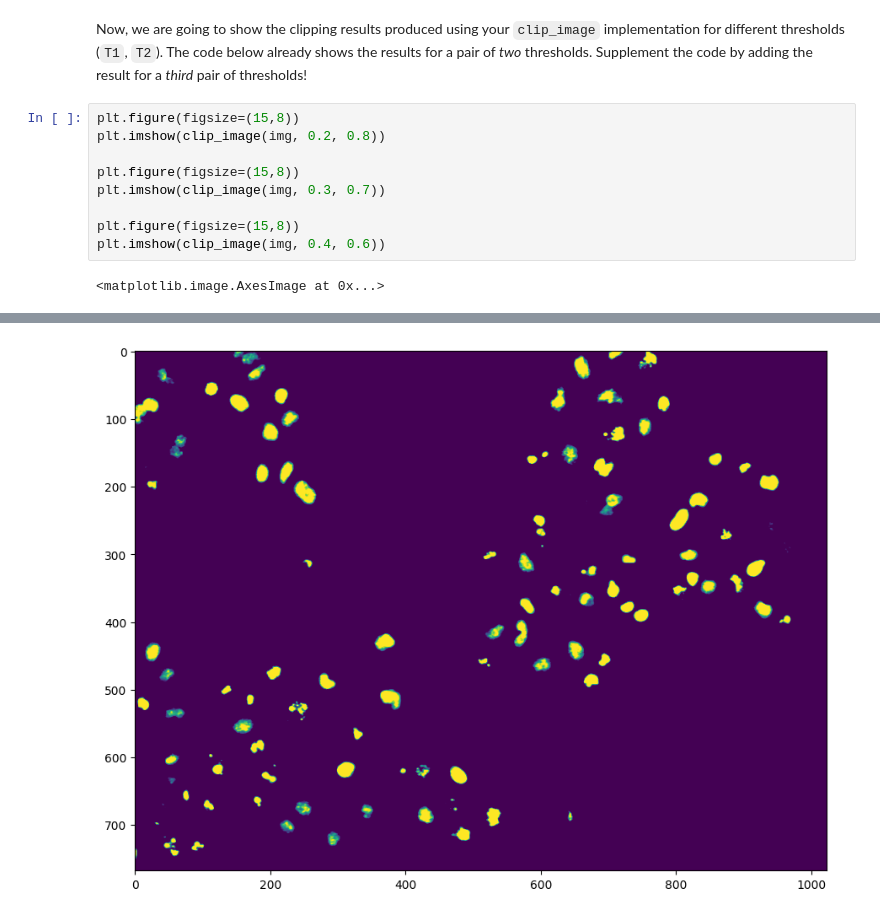
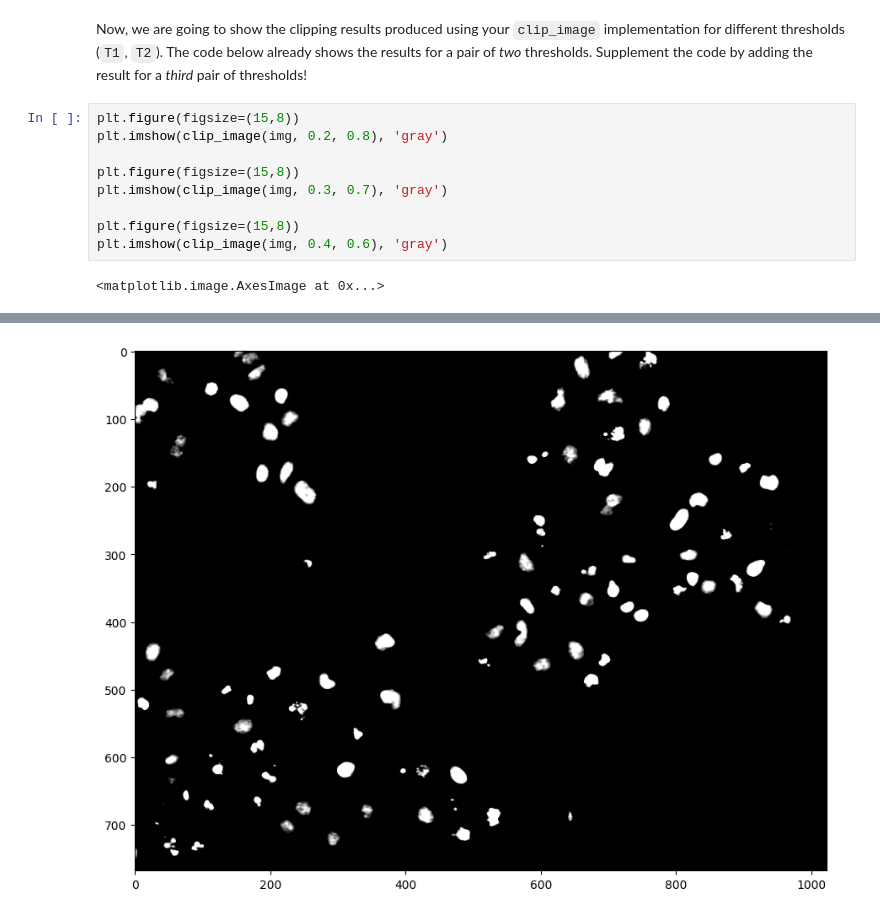
Before and after one commit to kathrinkreischer/mobi-fs3-python, a Jupyter notebook: task2.ipynb, the cells around one changed output, grey strips where cells are left out. Cells and saved outputs as stored; diff of their text form.

```diff
--- a/task2.ipynb
+++ b/task2.ipynb
@@ -125,12 +125,12 @@ assert (clip_image(img, T1, T2) == img.clip(T1, T2)).all()
 Now, we are going to show the clipping results produced using your `clip_image` implementation for different thresholds (`T1`, `T2`). The code below already shows the results for a pair of *two* thresholds. Supplement the code by adding the result for a *third* pair of thresholds!
 # %%
 plt.figure(figsize=(15,8))
-plt.imshow(clip_image(img, 0.2, 0.8))
+plt.imshow(clip_image(img, 0.2, 0.8), 'gray')
 
 plt.figure(figsize=(15,8))
-plt.imshow(clip_image(img, 0.3, 0.7))
+plt.imshow(clip_image(img, 0.3, 0.7), 'gray')
 
 plt.figure(figsize=(15,8))
-plt.imshow(clip_image(img, 0.4, 0.6))
+plt.imshow(clip_image(img, 0.4, 0.6), 'gray')
 # %% [output]
 <matplotlib.image.AxesImage at 0x...>
@@ -139 +139 @@ plt.imshow(clip_image(img, 0.4, 0.6))
-[figure, old version]
+[figure, new version]
```
Also changed, not shown: parts of 5 cells of this notebook.
